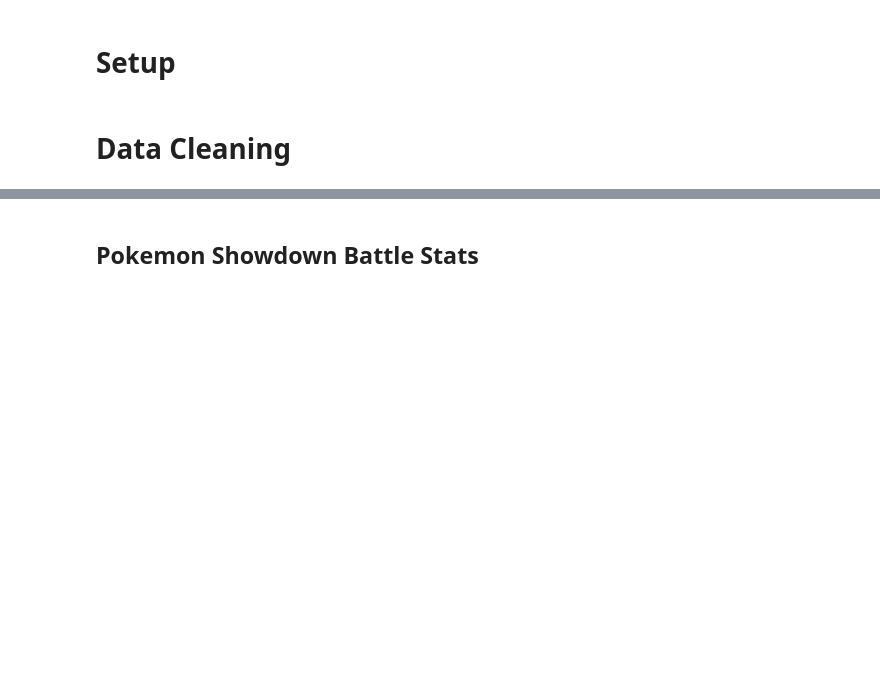
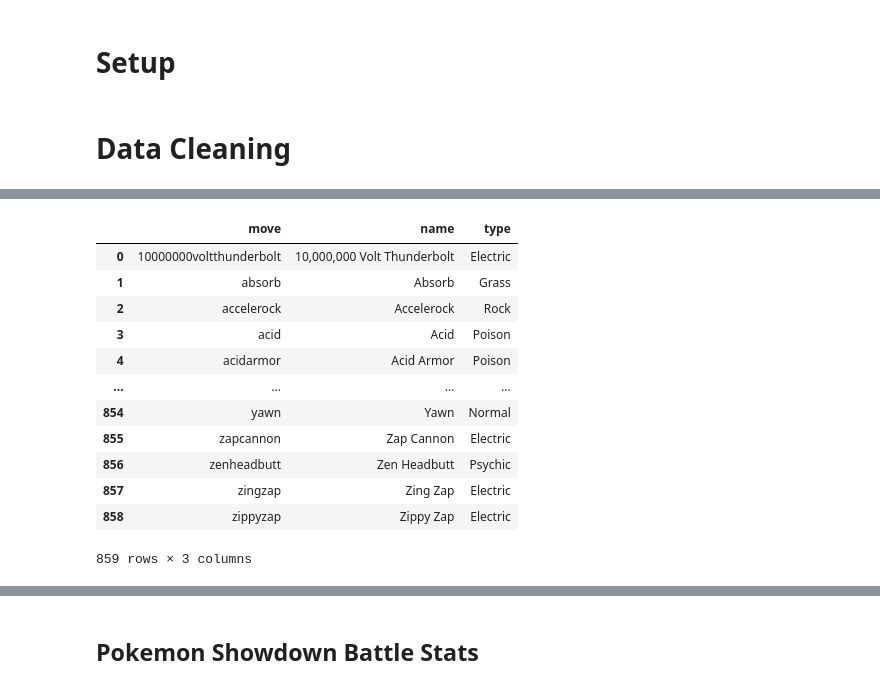
Before and after one commit to mr4tt/Fairy-Pokemon-Analysis, a Jupyter notebook: DataCheckpointGroup013-Fa21.ipynb, the cells around one changed output, grey strips where cells are left out. Drawn from its saved outputs; the diff is of its cells as text; code cells hidden in the pictures; blank space fills up the shorter version.

```diff
--- a/DataCheckpointGroup013-Fa21.ipynb
+++ b/DataCheckpointGroup013-Fa21.ipynb
@@ -49,0 +69,27 @@ Describe your data cleaning steps here.
+# %%
+# switching the column and row names
+moves = moves.T
+
+# removing all columns except move name & type
+moves = moves.loc[:,["name", "type"]]
+
+#resetting the index numbers
+moves = moves.reset_index()
+
+#renaming index to be called move
+moves.rename(columns = {"index":"move"}, inplace=True)
+moves
+# %% [output]
+|  | move | name | type |
+| 0 | 10000000voltthunderbolt | 10,000,000 Volt Thunderbolt | Electric |
+| 1 | absorb | Absorb | Grass |
+| 2 | accelerock | Accelerock | Rock |
+| 3 | acid | Acid | Poison |
+| 4 | acidarmor | Acid Armor | Poison |
+| ... | ... | ... | ... |
+| 854 | yawn | Yawn | Normal |
+| 855 | zapcannon | Zap Cannon | Electric |
+| 856 | zenheadbutt | Zen Headbutt | Psychic |
+| 857 | zingzap | Zing Zap | Electric |
+| 858 | zippyzap | Zippy Zap | Electric |
+859 rows × 3 columns
```
Also changed, not shown: parts of 12 cells of this notebook.
